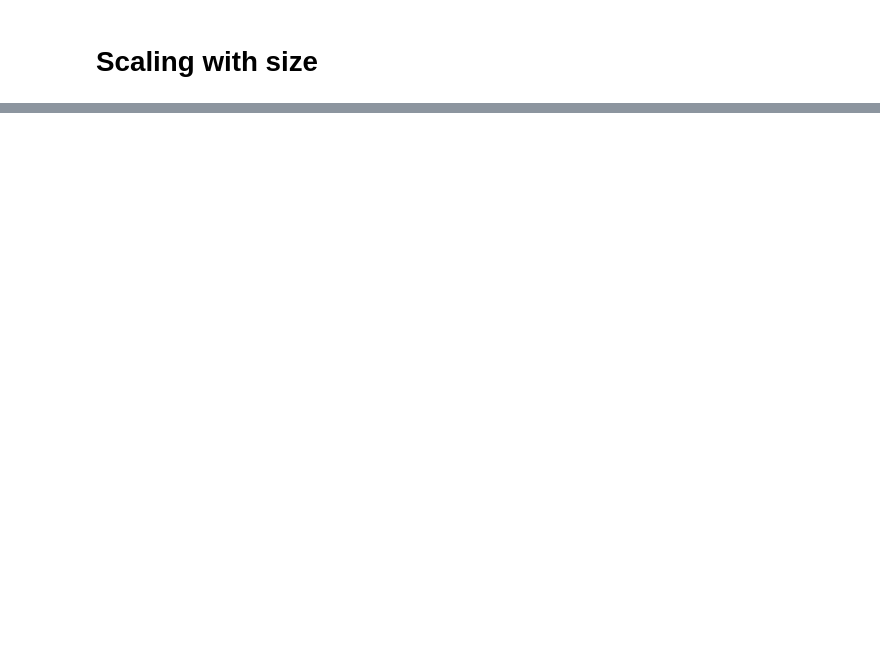
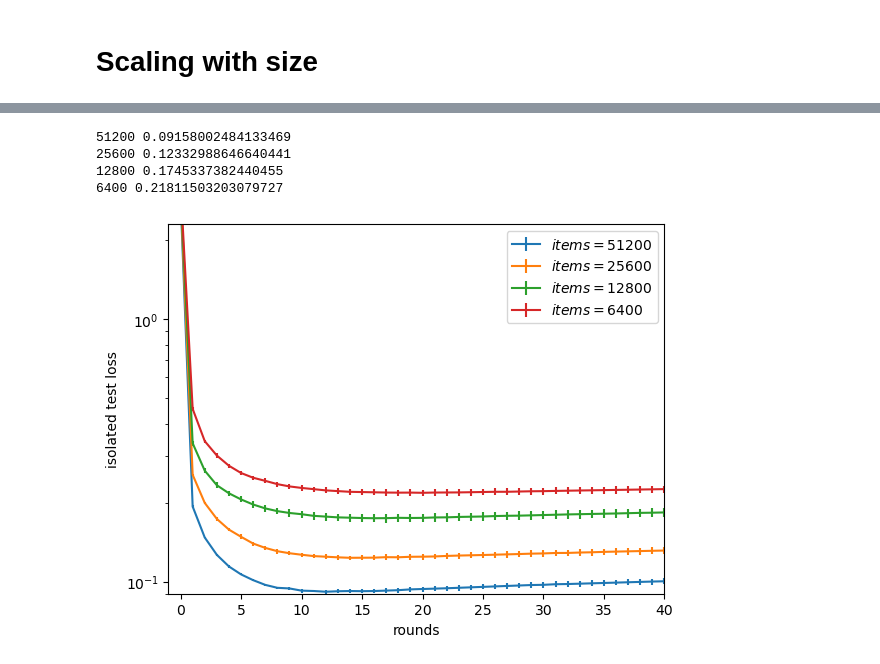
Before and after one commit to arashbm/gossip_training, a Jupyter notebook: stds_and_losses.ipynb, the cells around one changed output, grey strips where cells are left out. Cells and saved outputs as stored; diff of their text form; code cells hidden in the pictures; blank space fills up the shorter version.

```diff
--- a/stds_and_losses.ipynb
+++ b/stds_and_losses.ipynb
@@ -305,0 +321,41 @@ ax.legend()
+# %%
+isolated_test_losses = {}
+
+for items in [51200, 25600, 12800, 6400]:
+    files = pathlib.Path("logs/networks/isolated/").glob(f"seed-*-init-4-epochs-simple-balanced_iid-{items}-items.jsonl")
+    for logfile in tqdm(list(files)):
+        with open(logfile) as f:
+            test_loss = []
+            for line in f:
+                j = json.loads(line, cls=decoder.TorchTensorDecoder)
+                test_loss.append(j["test_losses"])
+            if items not in isolated_test_losses:
+                isolated_test_losses[items] = []
+            isolated_test_losses[items].append(test_loss)
+# rounds = rounds[:128]
+# %%
+fig, ax = plt.subplots()
+
+for items, test_loss in isolated_test_losses.items():
+    max_len = max(map(len, test_loss))
+    loss = [l + [np.nan]*(max_len - len(l)) for l in test_loss]
+    ax.errorbar(
+            x=np.arange(max_len),
+            y=np.nanmean(loss, axis=0),
+            yerr=1.96*(np.nanstd(loss, axis=0)/np.sum(~np.isnan(loss), axis=0)**0.5),
+            label=f"$items={items}$")
+    print(items, np.min(np.mean(loss, axis=0)))
+ax.set_yscale("log")
+#ax.set_xscale("log")
+ax.set_xlabel("rounds")
+ax.set_ylabel("isolated test loss")
+ax.set_xlim(-1, 40)
+ax.set_ylim(9e-2, np.log(10))
+ax.legend()
+fig.savefig("figures/isolated_test_loss_scaling_items.pdf")
+# %% [output]
+51200 0.09158002484133469
+25600 0.12332988646640441
+12800 0.1745337382440455
+6400 0.21811503203079727
+[figure, added]
```
Also changed, not shown: parts of 36 cells of this notebook.
